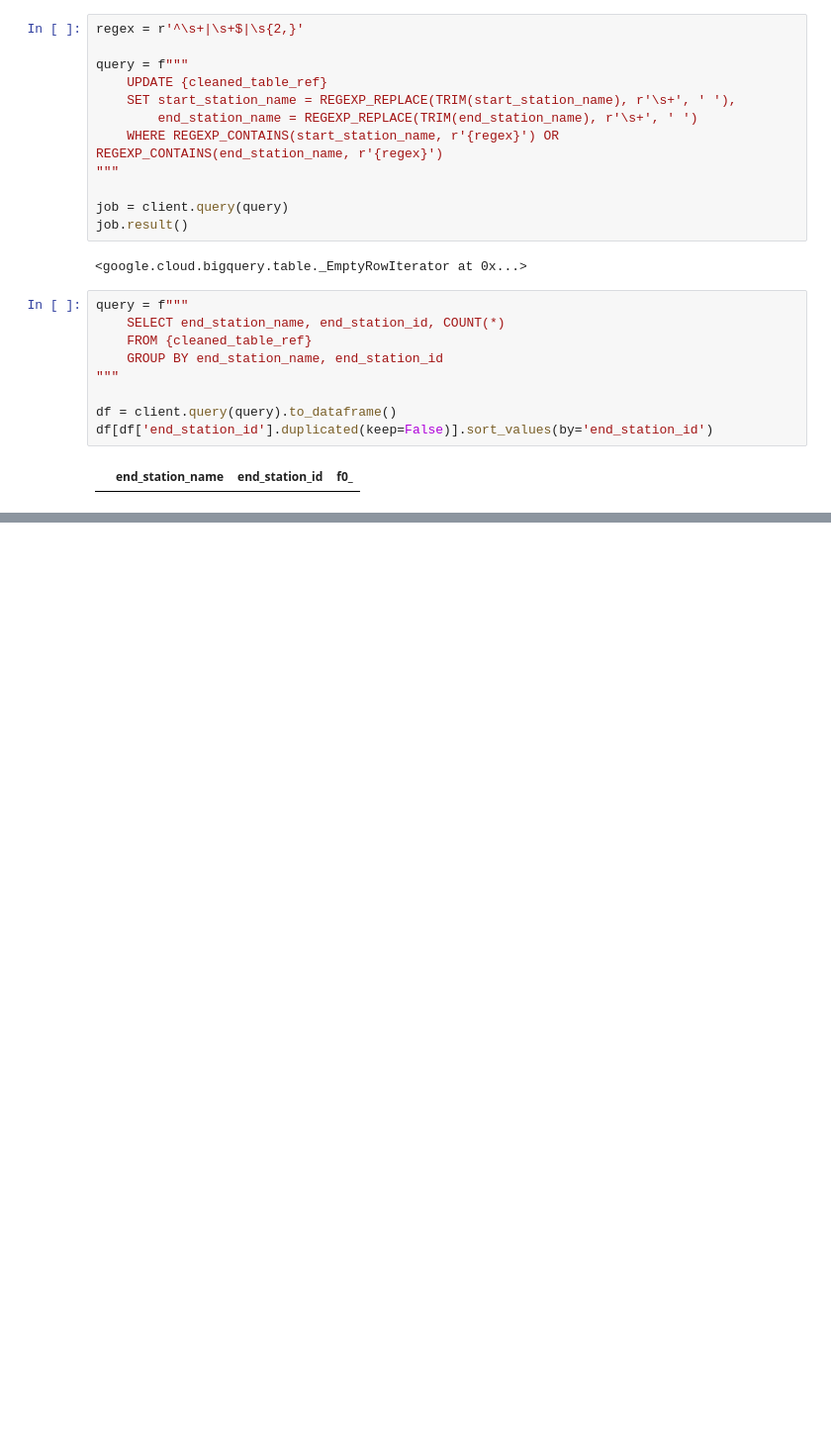
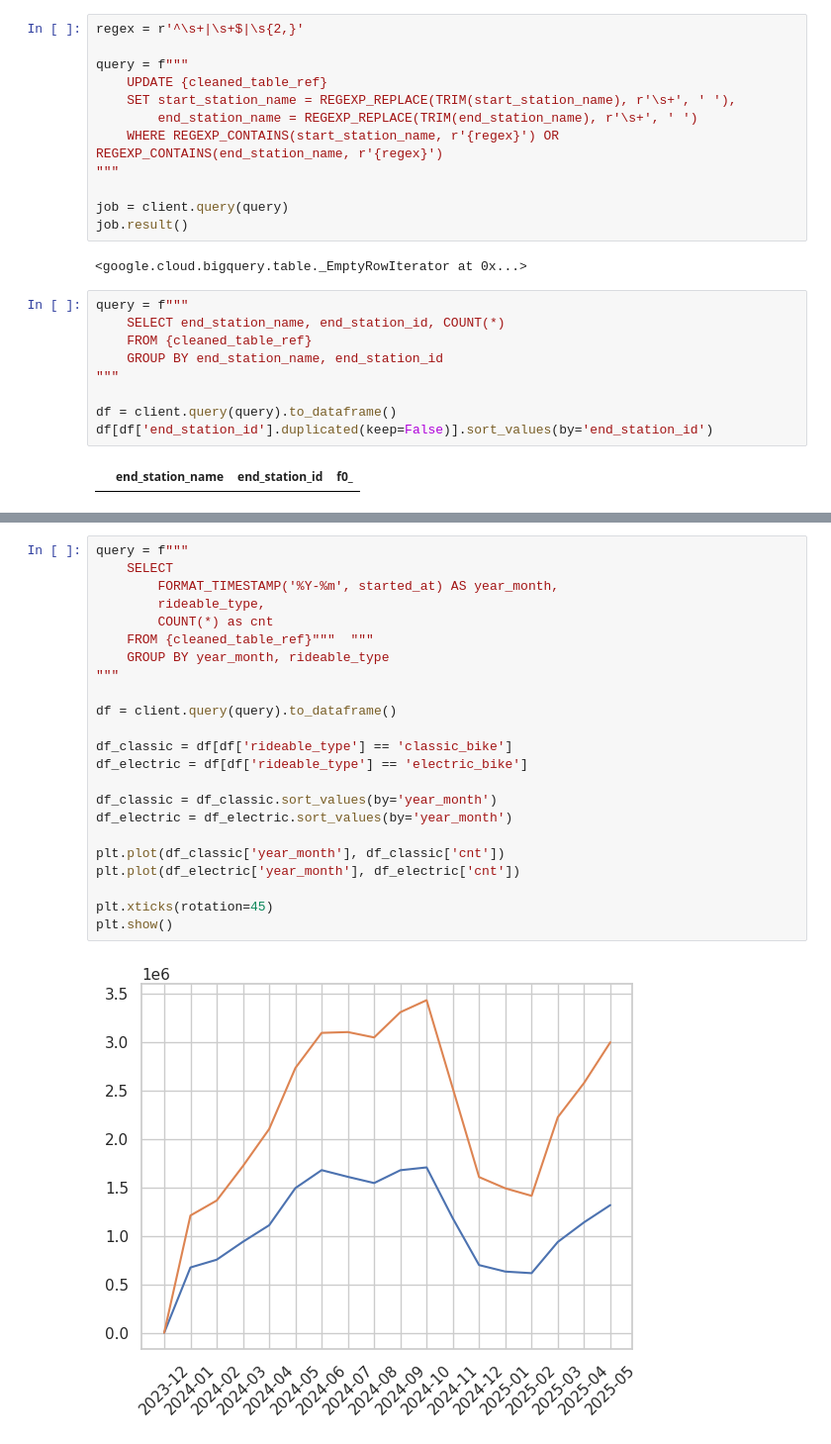
Before and after one commit to olshevskaa/citibike-nyc, a Jupyter notebook: notebooks/citibike.ipynb, the cells around one changed output, grey strips where cells are left out. Shown: that part at 99% size. Cells and saved outputs as stored; diff of their text form; blank space fills up the shorter version.

```diff
--- a/notebooks/citibike.ipynb
+++ b/notebooks/citibike.ipynb
@@ -481,0 +635,25 @@ df[df['end_station_id'].duplicated(keep=False)].sort_values(by='end_station_id')
+# %%
+query = f"""
+    SELECT
+        FORMAT_TIMESTAMP('%Y-%m', started_at) AS year_month,
+        rideable_type,
+        COUNT(*) as cnt
+    FROM {cleaned_table_ref}"""  """
+    GROUP BY year_month, rideable_type
+"""
+
+df = client.query(query).to_dataframe()
+
+df_classic = df[df['rideable_type'] == 'classic_bike']
+df_electric = df[df['rideable_type'] == 'electric_bike']
+
+df_classic = df_classic.sort_values(by='year_month')
+df_electric = df_electric.sort_values(by='year_month')
+
+plt.plot(df_classic['year_month'], df_classic['cnt'])
+plt.plot(df_electric['year_month'], df_electric['cnt'])
+
+plt.xticks(rotation=45)
+plt.show()
+# %% [output]
+[figure, added]
```
Also changed, not shown: parts of 23 cells of this notebook.
